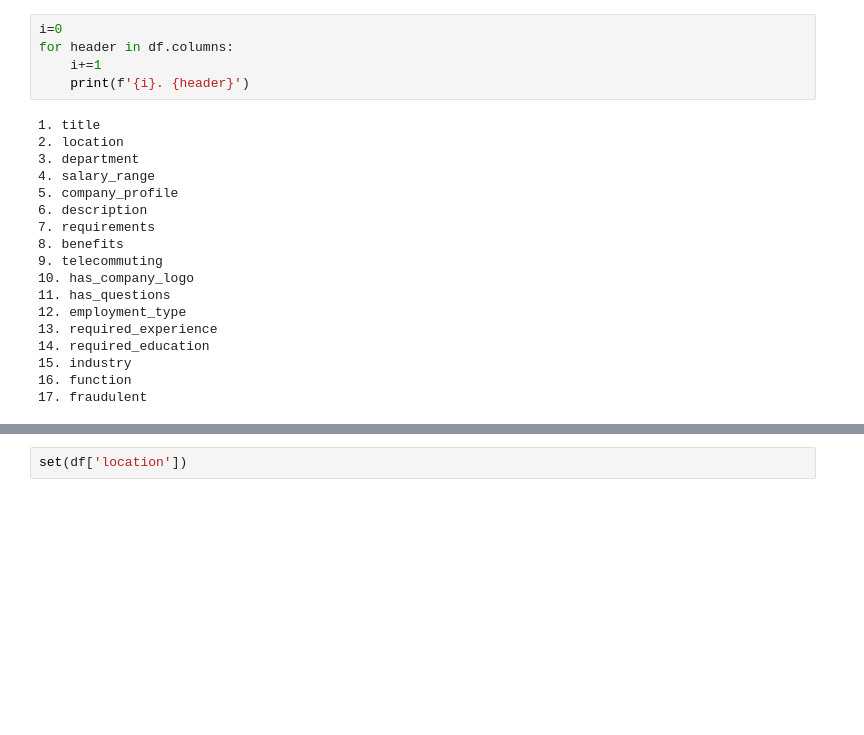
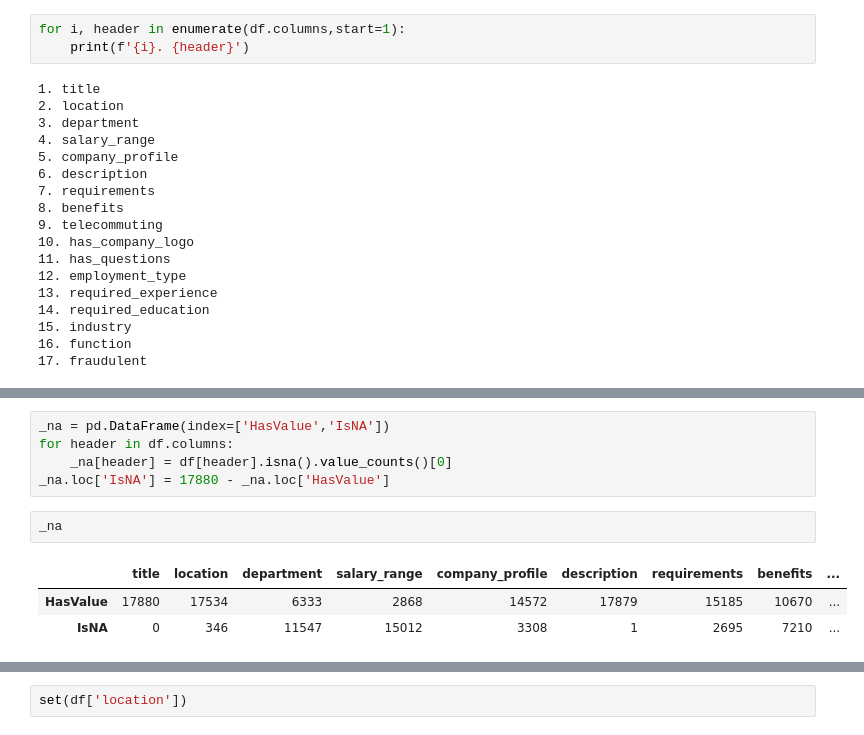
Before and after one commit to aghilissen/FakeJobDetection, a Jupyter notebook: EDA.ipynb, the cells around one changed output, grey strips where cells are left out. Drawn from its saved outputs; the diff is of its cells as text; blank space fills up the shorter version.

```diff
--- a/EDA.ipynb
+++ b/EDA.ipynb
@@ -21,7 +9,5 @@ df
 # %%
-i=0
-for header in df.columns:
-    i+=1
+for i, header in enumerate(df.columns,start=1):
     print(f'{i}. {header}')
 # %% [output]
 1. title
@@ -66,0 +45,11 @@ Name: fraudulent, dtype: int64
+# %%
+_na = pd.DataFrame(index=['HasValue','IsNA'])
+for header in df.columns:
+    _na[header] = df[header].isna().value_counts()[0]
+_na.loc['IsNA'] = 17880 - _na.loc['HasValue']
+# %%
+_na
+# %% [output]
+|  | title | location | department | salary_range | company_profile | description | requirements | benefits | ... |
+| HasValue | 17880 | 17534 | 6333 | 2868 | 14572 | 17879 | 15185 | 10670 | ... |
+| IsNA | 0 | 346 | 11547 | 15012 | 3308 | 1 | 2695 | 7210 | ... |
```
Also changed, not shown: parts of 11 cells of this notebook.
